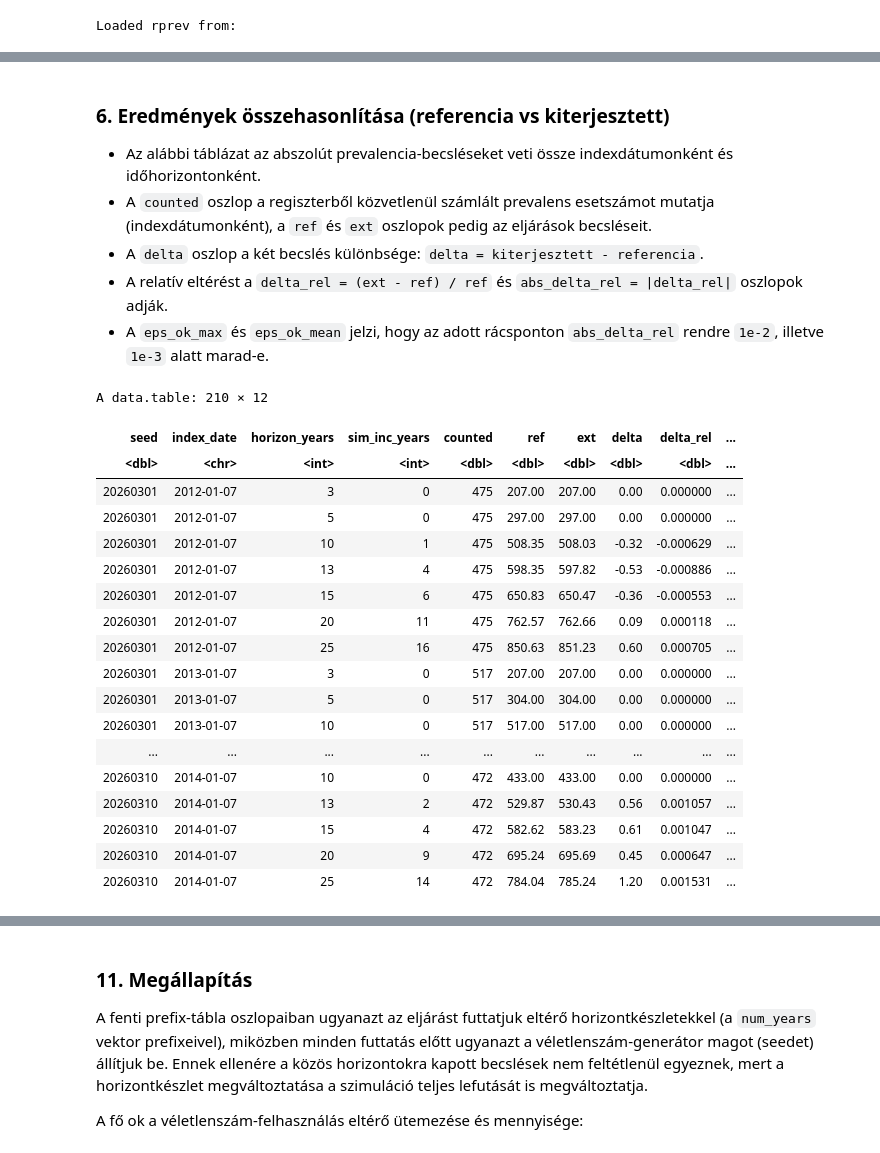
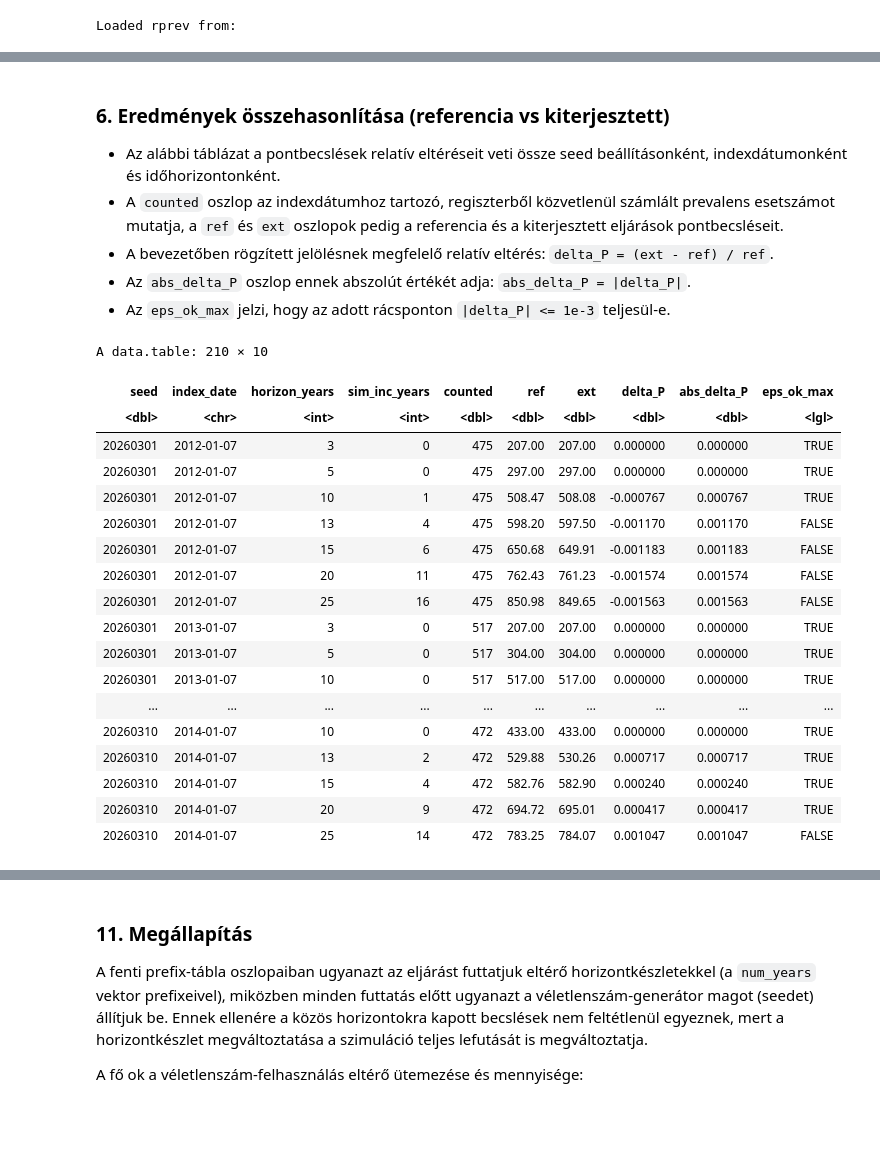
Before and after one commit to lrado1/rprev-ext, a Jupyter notebook: notebooks/ref-ext-consistency.ipynb, the cells around one changed output, grey strips where cells are left out. Saved outputs shown, nothing was run; the diff lists cells and outputs as text; code cells hidden in the pictures; blank space fills up the shorter version.

```diff
--- a/notebooks/ref-ext-consistency.ipynb
+++ b/notebooks/ref-ext-consistency.ipynb
@@ -53,7 +55,7 @@ A konzisztencia értelmezéséhez két diagnosztikai ellenőrzést is végzünk:
 # Közös konfiguráció a futtatásokhoz
 seeds <- c(20260301, 20260302, 20260303, 20260304, 20260305, 20260306, 20260307, 20260308, 20260309, 20260310)
 seed <- seeds[1]
-N_boot <- 5000L
+N_boot <- 3000L
 num_years <- c(3, 5, 10, 13, 15, 20, 25)
 
 # Indexdátum-rács beállítása
@@ -294,19 +296,20 @@ Estimated prevalence:
 # %% [markdown]
 ### 6. Eredmények összehasonlítása (referencia vs kiterjesztett)
-- Az alábbi táblázat az abszolút prevalencia-becsléseket veti össze indexdátumonként és időhorizontonként.
-- A `counted` oszlop a regiszterből közvetlenül számlált prevalens esetszámot mutatja (indexdátumonként), a `ref` és `ext` oszlopok pedig az eljárások becsléseit.
-- A `delta` oszlop a két becslés különbsége: `delta = kiterjesztett - referencia`.
-- A relatív eltérést a `delta_rel = (ext - ref) / ref` és `abs_delta_rel = |delta_rel|` oszlopok adják.
-- A `eps_ok_max` és `eps_ok_mean` jelzi, hogy az adott rácsponton `abs_delta_rel` rendre `1e-2`, illetve `1e-3` alatt marad-e.
+- Az alábbi táblázat a pontbecslések relatív eltéréseit veti össze seed beállításonként, indexdátumonként és időhorizontonként.
+- A `counted` oszlop az indexdátumhoz tartozó, regiszterből közvetlenül számlált prevalens esetszámot mutatja, a `ref` és `ext` oszlopok pedig a referencia és a kiterjesztett eljárások pontbecsléseit.
+- A bevezetőben rögzített jelölésnek megfelelő relatív eltérés: `delta_P = (ext - ref) / ref`.
+- Az `abs_delta_P` oszlop ennek abszolút értékét adja: `abs_delta_P = |delta_P|`.
+- Az `eps_ok_max` jelzi, hogy az adott rácsponton `|delta_P| <= 1e-3` teljesül-e.
 # %%
-# Dinamikus összevetés: referencia (ismételt K=1) vs kiterjesztett (natív többindexű), seed szerint
+# Referencia- és kiterjesztett kimenetek seed szerinti összevetése
 
 counted_by_date <- sapply(res_ref_by_index, function(res) as.numeric(res$counted))
 names(counted_by_date) <- names(res_ref_by_index)
 
-epsilon_max <- 1e-2
-epsilon_mean <- 1e-3
+# Relatív eltérési küszöbök rögzítése
+epsilon_max <- 1e-3
 
+# Összehasonlító tábla előállítása egy referencia- és egy kiterjesztett kimenetből
 build_compare_df <- function(ref_mat, ext_mat) {
   idx <- intersect(rownames(ref_mat), rownames(ext_mat))
   yrs <- intersect(colnames(ref_mat), colnames(ext_mat))
@@ -315,65 +318,68 @@ build_compare_df <- function(ref_mat, ext_mat) {
   df$ref <- mapply(function(r, c) as.numeric(ref_mat[r, c]), df$index_date, df$horizon)
   df$ext <- mapply(function(r, c) as.numeric(ext_mat[r, c]), df$index_date, df$horizon)
 
+  # Az indexdátumhoz tartozó megfigyelt esetszám hozzárendelése
   counted_i <- counted_by_date[as.character(idx)]
   df$counted <- as.numeric(counted_i[df$index_date])
 
-  df$delta <- df$ext - df$ref
-  df$delta_rel <- ifelse(df$ref == 0, NA_real_, df$delta / df$ref)
-  df$abs_delta_rel <- abs(df$delta_rel)
-  df$eps_ok_max <- df$abs_delta_rel <= epsilon_max
-  df$eps_ok_mean <- df$abs_delta_rel <= epsilon_mean
+  # A bevezetőben definiált relatív eltérés és annak abszolút értéke
+  df$delta_P <- ifelse(df$ref == 0, NA_real_, (df$ext - df$ref) / df$ref)
+  df$abs_delta_P <- abs(df$delta_P)
+  df$eps_ok_max <- df$abs_delta_P <= epsilon_max
 
+  # A szimulált incidenciaévek számának meghatározása indexdátum és horizont szerint
   df$horizon_years <- as.integer(sub("^y", "", df$horizon))
   idx_d <- as.Date(df$index_date)
   start_d <- idx_d - round(df$horizon_years * 365.25)
   yrs_need <- as.numeric(difftime(registry_start_date, start_d, units = "days")) / 365.25
   df$sim_inc_years <- as.integer(round(pmax(0, pmin(df$horizon_years, yrs_need))))
   df <- df[order(as.Date(df$index_date), df$horizon_years), ]
   df$horizon <- NULL
-  df <- df[, c("index_date", "horizon_years", "sim_inc_years", "counted", "ref", "ext", "delta", "delta_rel", "abs_delta_rel", "eps_ok_max", "eps_ok_mean")]
+  df <- df[, c("index_date", "horizon_years", "sim_inc_years", "counted", "ref", "ext", "delta_P", "abs_delta_P", "eps_ok_max")]
 
+  # A táblázat kerekítése áttekinthető megjelenítéshez
   df$ref <- round(df$ref, 2)
   df$ext <- round(df$ext, 2)
-  df$delta <- round(df$delta, 2)
-  df$delta_rel <- round(df$delta_rel, 6)
-  df$abs_delta_rel <- round(df$abs_delta_rel, 6)
+  df$delta_P <- round(df$delta_P, 6)
+  df$abs_delta_P <- round(df$abs_delta_P, 6)
 
   df
 }
 
+# Az összevető táblák előállítása minden seed mellett
 compare_list <- lapply(seeds, function(s) {
   ref_mat <- ref_abs_table_by_seed[[as.character(s)]]
   ext_mat <- ext_abs_table_by_seed[[as.character(s)]]
   df <- build_compare_df(ref_mat, ext_mat)
   df$seed <- s
   df
 })
 
+# Az összes seed eredményének egyesítése és rendezése
 compare_all <- data.table::rbindlist(compare_list, fill = TRUE)
 compare_all <- compare_all[order(compare_all$seed, as.Date(compare_all$index_date), compare_all$horizon_years), ]
-compare_all <- compare_all[, c("seed", "index_date", "horizon_years", "sim_inc_years", "counted", "ref", "ext", "delta", "delta_rel", "abs_delta_rel", "eps_ok_max", "eps_ok_mean")]
+compare_all <- compare_all[, c("seed", "index_date", "horizon_years", "sim_inc_years", "counted", "ref", "ext", "delta_P", "abs_delta_P", "eps_ok_max")]
 
 compare_all
 # %% [output]
-A data.table: 210 × 12
+A data.table: 210 × 10
-| seed | index_date | horizon_years | sim_inc_years | counted | ref | ext | delta | delta_rel | ... |
-| <dbl> | <chr> | <int> | <int> | <dbl> | <dbl> | <dbl> | <dbl> | <dbl> | ... |
-| 20260301 | 2012-01-07 | 3 | 0 | 475 | 207.00 | 207.00 | 0.00 | 0.000000 | ... |
-| 20260301 | 2012-01-07 | 5 | 0 | 475 | 297.00 | 297.00 | 0.00 | 0.000000 | ... |
-| 20260301 | 2012-01-07 | 10 | 1 | 475 | 508.35 | 508.03 | -0.32 | -0.000629 | ... |
-| 20260301 | 2012-01-07 | 13 | 4 | 475 | 598.35 | 597.82 | -0.53 | -0.000886 | ... |
-| 20260301 | 2012-01-07 | 15 | 6 | 475 | 650.83 | 650.47 | -0.36 | -0.000553 | ... |
-| 20260301 | 2012-01-07 | 20 | 11 | 475 | 762.57 | 762.66 | 0.09 | 0.000118 | ... |
-| 20260301 | 2012-01-07 | 25 | 16 | 475 | 850.63 | 851.23 | 0.60 | 0.000705 | ... |
-| 20260301 | 2013-01-07 | 3 | 0 | 517 | 207.00 | 207.00 | 0.00 | 0.000000 | ... |
-| 20260301 | 2013-01-07 | 5 | 0 | 517 | 304.00 | 304.00 | 0.00 | 0.000000 | ... |
-| 20260301 | 2013-01-07 | 10 | 0 | 517 | 517.00 | 517.00 | 0.00 | 0.000000 | ... |
+| seed | index_date | horizon_years | sim_inc_years | counted | ref | ext | delta_P | abs_delta_P | eps_ok_max |
+| <dbl> | <chr> | <int> | <int> | <dbl> | <dbl> | <dbl> | <dbl> | <dbl> | <lgl> |
+| 20260301 | 2012-01-07 | 3 | 0 | 475 | 207.00 | 207.00 | 0.000000 | 0.000000 | TRUE |
+| 20260301 | 2012-01-07 | 5 | 0 | 475 | 297.00 | 297.00 | 0.000000 | 0.000000 | TRUE |
+| 20260301 | 2012-01-07 | 10 | 1 | 475 | 508.47 | 508.08 | -0.000767 | 0.000767 | TRUE |
+| 20260301 | 2012-01-07 | 13 | 4 | 475 | 598.20 | 597.50 | -0.001170 | 0.001170 | FALSE |
+| 20260301 | 2012-01-07 | 15 | 6 | 475 | 650.68 | 649.91 | -0.001183 | 0.001183 | FALSE |
+| 20260301 | 2012-01-07 | 20 | 11 | 475 | 762.43 | 761.23 | -0.001574 | 0.001574 | FALSE |
+| 20260301 | 2012-01-07 | 25 | 16 | 475 | 850.98 | 849.65 | -0.001563 | 0.001563 | FALSE |
+| 20260301 | 2013-01-07 | 3 | 0 | 517 | 207.00 | 207.00 | 0.000000 | 0.000000 | TRUE |
+| 20260301 | 2013-01-07 | 5 | 0 | 517 | 304.00 | 304.00 | 0.000000 | 0.000000 | TRUE |
+| 20260301 | 2013-01-07 | 10 | 0 | 517 | 517.00 | 517.00 | 0.000000 | 0.000000 | TRUE |
 | ... | ... | ... | ... | ... | ... | ... | ... | ... | ... |
-| 20260310 | 2014-01-07 | 10 | 0 | 472 | 433.00 | 433.00 | 0.00 | 0.000000 | ... |
-| 20260310 | 2014-01-07 | 13 | 2 | 472 | 529.87 | 530.43 | 0.56 | 0.001057 | ... |
-| 20260310 | 2014-01-07 | 15 | 4 | 472 | 582.62 | 583.23 | 0.61 | 0.001047 | ... |
-| 20260310 | 2014-01-07 | 20 | 9 | 472 | 695.24 | 695.69 | 0.45 | 0.000647 | ... |
-| 20260310 | 2014-01-07 | 25 | 14 | 472 | 784.04 | 785.24 | 1.20 | 0.001531 | ... |
+| 20260310 | 2014-01-07 | 10 | 0 | 472 | 433.00 | 433.00 | 0.000000 | 0.000000 | TRUE |
+| 20260310 | 2014-01-07 | 13 | 2 | 472 | 529.88 | 530.26 | 0.000717 | 0.000717 | TRUE |
+| 20260310 | 2014-01-07 | 15 | 4 | 472 | 582.76 | 582.90 | 0.000240 | 0.000240 | TRUE |
+| 20260310 | 2014-01-07 | 20 | 9 | 472 | 694.72 | 695.01 | 0.000417 | 0.000417 | TRUE |
+| 20260310 | 2014-01-07 | 25 | 14 | 472 | 783.25 | 784.07 | 0.001047 | 0.001047 | FALSE |
 # %% [markdown]
 #### 7. Konfidencia-intervallumok összevetése (referencia vs kiterjesztett)
```
Also changed, not shown: parts of 27 cells of this notebook.
